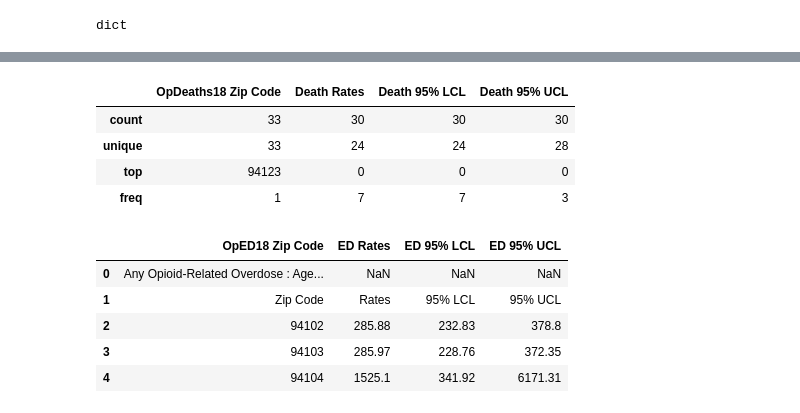
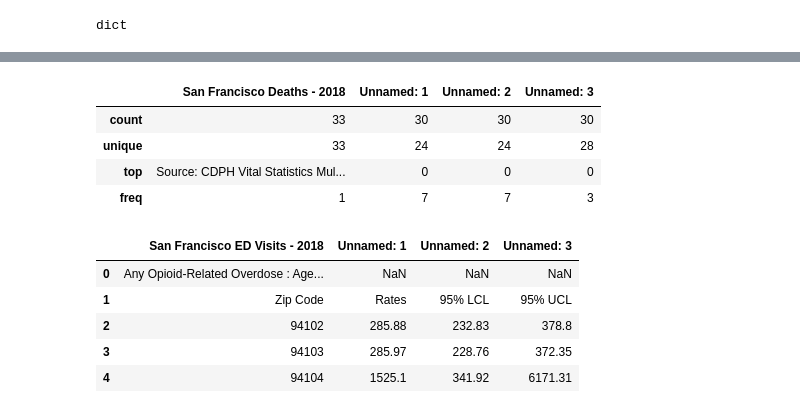
Before and after one commit to ryglaws/255_Project, a Jupyter notebook: draft1_3.4.ipynb, the cells around one changed output, grey strips where cells are left out. Saved outputs shown, nothing was run; the diff lists cells and outputs as text; code cells hidden in the pictures.

```diff
--- a/draft1_3.4.ipynb
+++ b/draft1_3.4.ipynb
@@ -145,12 +315,8 @@ https://data.sfgov.org/resource/9exe-acju.geojson
 # 4!!
 
 # import opioid death data
-opdeath18_data = pd.read_csv("https://www.dropbox.com/s/iblpnv70nhsyrok/Death_SanFrancisco_AnyOpioid_2018.csv?dl=1")
+death_data = pd.read_csv("https://www.dropbox.com/s/iblpnv70nhsyrok/Death_SanFrancisco_AnyOpioid_2018.csv?dl=1")
 
-opdeath18_data.rename(columns = {'San Francisco Deaths - 2018' : 'OpDeaths18 Zip Code',
-                            'Unnamed: 1': 'Death Rates',
-                             'Unnamed: 2': 'Death 95% LCL',
-                             'Unnamed: 3' : 'Death 95% UCL'}, inplace=True)
 #preview the data
-opdeath18_data.head()
+death_data.head()
 # %% [output]
@@ -184,27 +329,22 @@ opdeath18_data.drop(opdeath18_data.index[[0,1,29,30,31,32]])
 # %%
-opdeath18_data.describe()
+death_data.describe()
 # %% [output]
-|  | OpDeaths18 Zip Code | Death Rates | Death 95% LCL | Death 95% UCL |
+|  | San Francisco Deaths - 2018 | Unnamed: 1 | Unnamed: 2 | Unnamed: 3 |
 | count | 33 | 30 | 30 | 30 |
 | unique | 33 | 24 | 24 | 28 |
-| top | 94123 | 0 | 0 | 0 |
+| top | Source: CDPH Vital Statistics Mul... | 0 | 0 | 0 |
 | freq | 1 | 7 | 7 | 3 |
 # %%
 # 5!! CA Opioid data
 
 #Import the opioid ED Visit 2018 data
 
-oped18_data = pd.read_csv("https://www.dropbox.com/s/1a8v10nnam0788j/EdVisit_SanFrancisco_AnyOpioid_2018.csv?dl=1")
-
-oped18_data.rename(columns = {'San Francisco ED Visits - 2018' : 'OpED18 Zip Code',
-                            'Unnamed: 1': 'ED Rates',
-                             'Unnamed: 2': 'ED 95% LCL',
-                             'Unnamed: 3' : 'ED 95% UCL'}, inplace=True)
+ed_data = pd.read_csv("https://www.dropbox.com/s/1a8v10nnam0788j/EdVisit_SanFrancisco_AnyOpioid_2018.csv?dl=1")
 
 #preview the data
-oped18_data.head()
+ed_data.head()
 # %% [output]
-|  | OpED18 Zip Code | ED Rates | ED 95% LCL | ED 95% UCL |
+|  | San Francisco ED Visits - 2018 | Unnamed: 1 | Unnamed: 2 | Unnamed: 3 |
 | 0 | Any Opioid-Related Overdose : Age... | NaN | NaN | NaN |
 | 1 | Zip Code | Rates | 95% LCL | 95% UCL |
 | 2 | 94102 | 285.88 | 232.83 | 378.8 |
```
Also changed, not shown: parts of 30 cells of this notebook.
